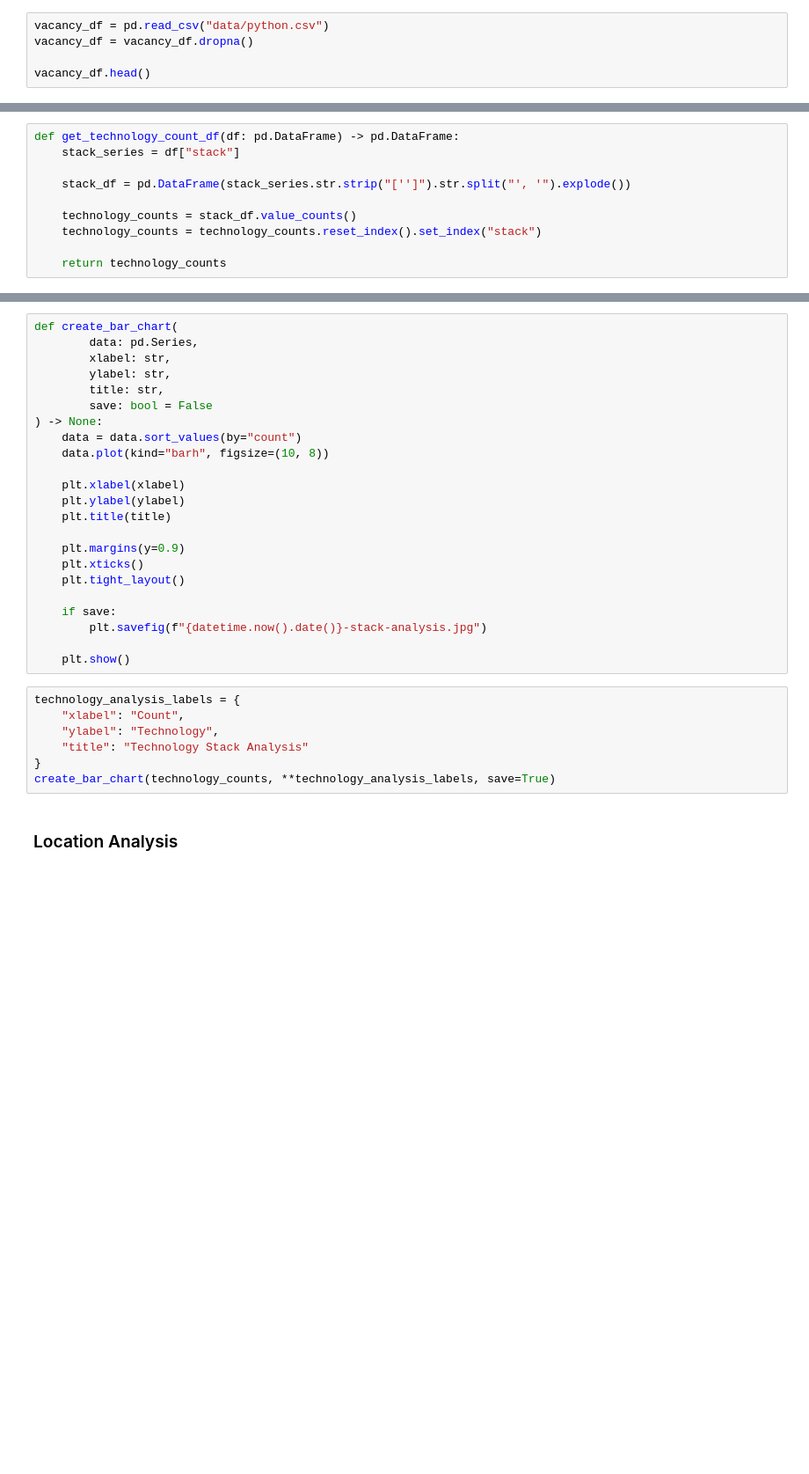
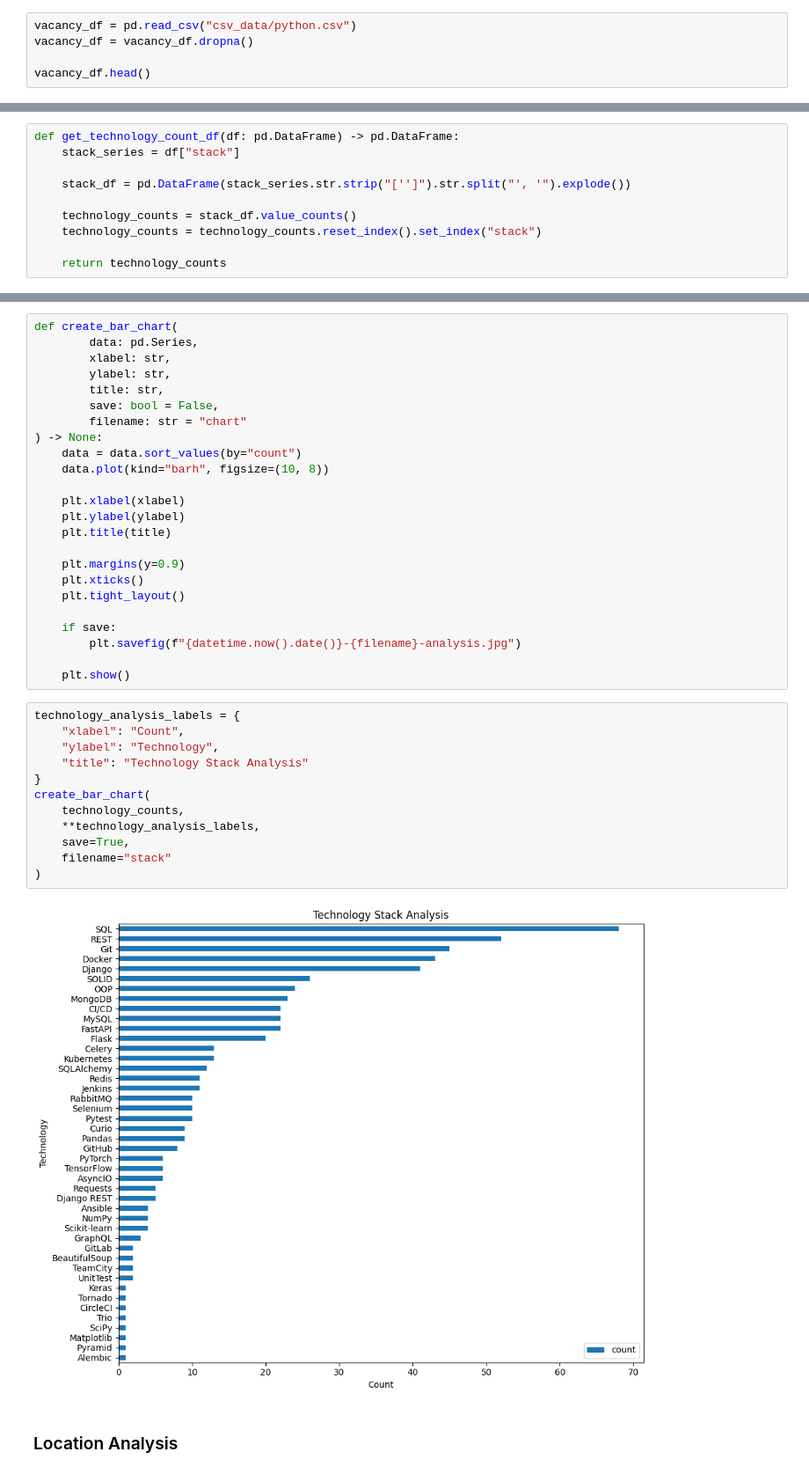
Before and after one commit to aLEKS-e3/vacancy-scrape-analysis, a Jupyter notebook: analysis/vacancy_analysis.ipynb, the cells around one changed output, grey strips where cells are left out. Shown at 88% size. Drawn from its saved outputs; the diff is of its cells as text; blank space fills up the shorter version.

```diff
--- a/analysis/vacancy_analysis.ipynb
+++ b/analysis/vacancy_analysis.ipynb
@@ -12,7 +12,7 @@ from datetime import datetime
 - Analyze the technology stacks mentioned in job listings to identify commonly required skills.
 - Determine the frequency of specific technologies (e.g., SQL, Django, Docker) to understand their popularity among employers.
 # %%
-vacancy_df = pd.read_csv("data/python.csv")
+vacancy_df = pd.read_csv("csv_data/python.csv")
 vacancy_df = vacancy_df.dropna()
 
 vacancy_df.head()
@@ -35,7 +50,8 @@ def create_bar_chart(
         xlabel: str,
         ylabel: str,
         title: str,
-        save: bool = False
+        save: bool = False,
+        filename: str = "chart"
 ) -> None:
     data = data.sort_values(by="count")
     data.plot(kind="barh", figsize=(10, 8))
@@ -49,16 +65,23 @@ def create_bar_chart(
     plt.tight_layout()
 
     if save:
-        plt.savefig(f"{datetime.now().date()}-stack-analysis.jpg")
+        plt.savefig(f"{datetime.now().date()}-{filename}-analysis.jpg")
 
     plt.show()
 # %%
 technology_analysis_labels = {
     "xlabel": "Count",
     "ylabel": "Technology",
     "title": "Technology Stack Analysis"
 }
-create_bar_chart(technology_counts, **technology_analysis_labels, save=True)
+create_bar_chart(
+    technology_counts,
+    **technology_analysis_labels,
+    save=True,
+    filename="stack"
+)
+# %% [output]
+[figure, added]
 # %% [markdown]
 ### Location Analysis
 # %% [markdown]
```
Also changed, not shown: parts of 8 cells of this notebook.
